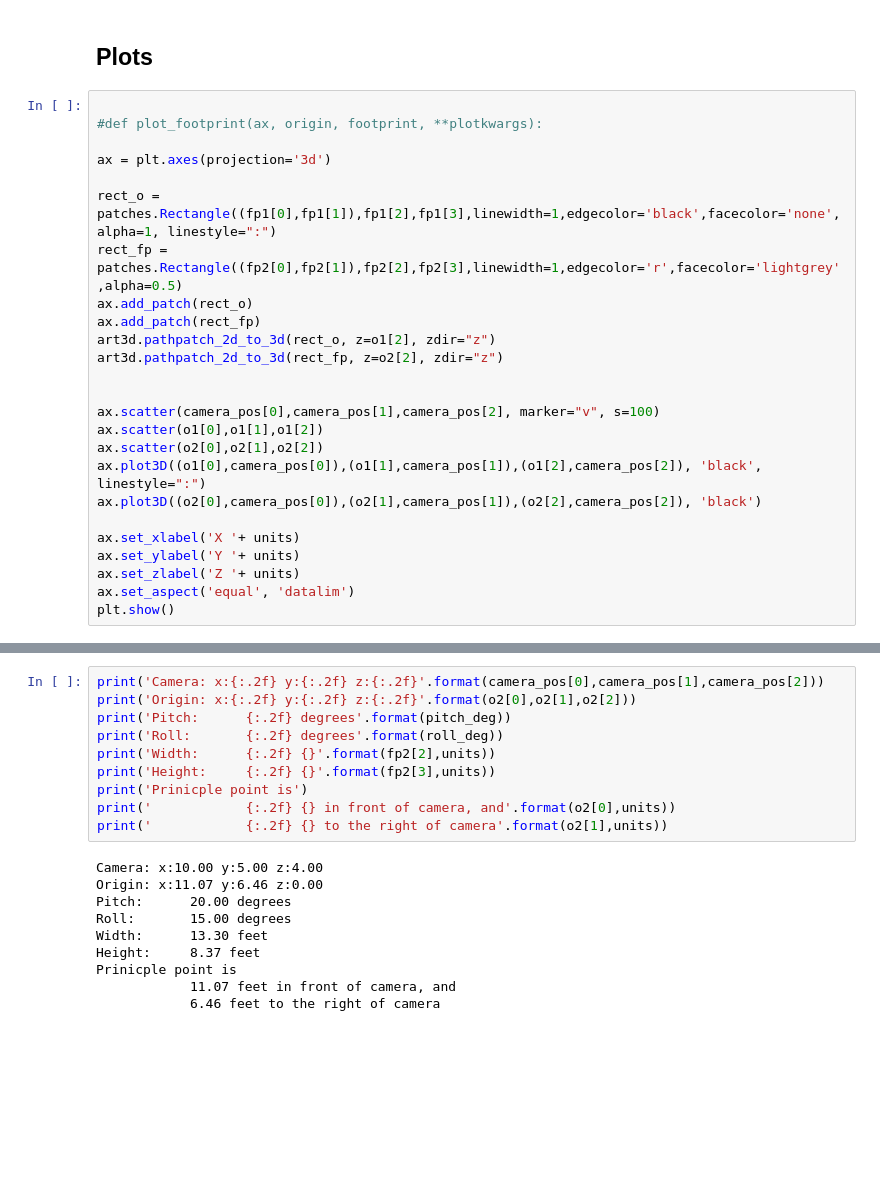
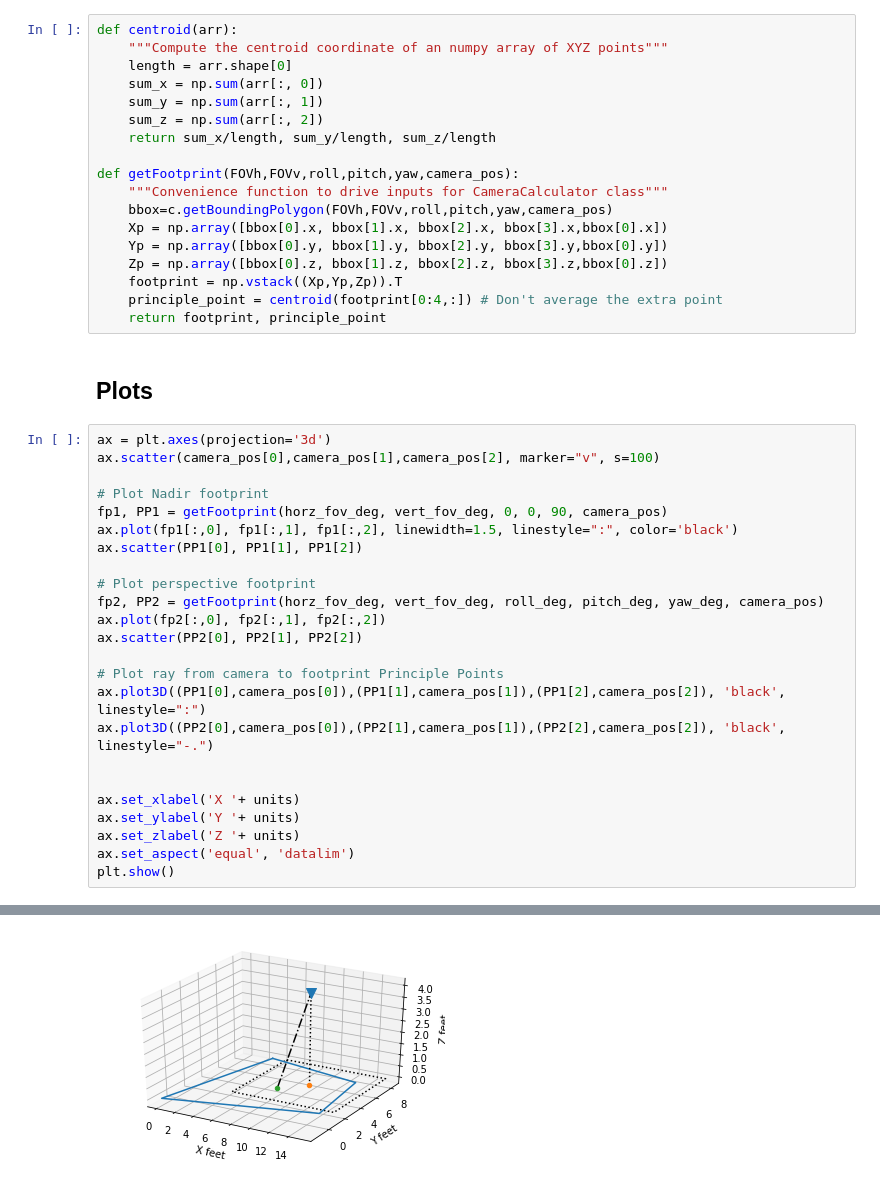
Before and after one commit to frank-engel-usgs/camera-footprint-calculator, a Jupyter notebook: camera-footprint-calculator.ipynb, the cells around one changed output, grey strips where cells are left out. Drawn from its saved outputs; the diff is of its cells as text; blank space fills up the shorter version.

```diff
--- a/camera-footprint-calculator.ipynb
+++ b/camera-footprint-calculator.ipynb
@@ -87,24 +39,41 @@ print(fp2, o2)
+# %%
+def centroid(arr):
+    """Compute the centroid coordinate of an numpy array of XYZ points"""
+    length = arr.shape[0]
+    sum_x = np.sum(arr[:, 0])
+    sum_y = np.sum(arr[:, 1])
+    sum_z = np.sum(arr[:, 2])
+    return sum_x/length, sum_y/length, sum_z/length
+
+def getFootprint(FOVh,FOVv,roll,pitch,yaw,camera_pos):
+    """Convenience function to drive inputs for CameraCalculator class"""
+    bbox=c.getBoundingPolygon(FOVh,FOVv,roll,pitch,yaw,camera_pos)
+    Xp = np.array([bbox[0].x, bbox[1].x, bbox[2].x, bbox[3].x,bbox[0].x])
+    Yp = np.array([bbox[0].y, bbox[1].y, bbox[2].y, bbox[3].y,bbox[0].y])
+    Zp = np.array([bbox[0].z, bbox[1].z, bbox[2].z, bbox[3].z,bbox[0].z])
+    footprint = np.vstack((Xp,Yp,Zp)).T
+    principle_point = centroid(footprint[0:4,:]) # Don't average the extra point
+    return footprint, principle_point
 # %% [markdown]
 ## Plots
 # %%
+ax = plt.axes(projection='3d')
+ax.scatter(camera_pos[0],camera_pos[1],camera_pos[2], marker="v", s=100)
 
-#def plot_footprint(ax, origin, footprint, **plotkwargs):
+# Plot Nadir footprint
+fp1, PP1 = getFootprint(horz_fov_deg, vert_fov_deg, 0, 0, 90, camera_pos)
+ax.plot(fp1[:,0], fp1[:,1], fp1[:,2], linewidth=1.5, linestyle=":", color='black')
+ax.scatter(PP1[0], PP1[1], PP1[2])
 
-ax = plt.axes(projection='3d')
+# Plot perspective footprint
+fp2, PP2 = getFootprint(horz_fov_deg, vert_fov_deg, roll_deg, pitch_deg, yaw_deg, camera_pos)
+ax.plot(fp2[:,0], fp2[:,1], fp2[:,2])
+ax.scatter(PP2[0], PP2[1], PP2[2])
 
-rect_o = patches.Rectangle((fp1[0],fp1[1]),fp1[2],fp1[3],linewidth=1,edgecolor='black',facecolor='none',alpha=1, linestyle=":")
-rect_fp = patches.Rectangle((fp2[0],fp2[1]),fp2[2],fp2[3],linewidth=1,edgecolor='r',facecolor='lightgrey',alpha=0.5)
-ax.add_patch(rect_o)
-ax.add_patch(rect_fp)
-art3d.pathpatch_2d_to_3d(rect_o, z=o1[2], zdir="z")
-art3d.pathpatch_2d_to_3d(rect_fp, z=o2[2], zdir="z")
+# Plot ray from camera to footprint Principle Points
+ax.plot3D((PP1[0],camera_pos[0]),(PP1[1],camera_pos[1]),(PP1[2],camera_pos[2]), 'black', linestyle=":")
+ax.plot3D((PP2[0],camera_pos[0]),(PP2[1],camera_pos[1]),(PP2[2],camera_pos[2]), 'black', linestyle="-.")
 
-
-ax.scatter(camera_pos[0],camera_pos[1],camera_pos[2], marker="v", s=100)
-ax.scatter(o1[0],o1[1],o1[2])
-ax.scatter(o2[0],o2[1],o2[2])
-ax.plot3D((o1[0],camera_pos[0]),(o1[1],camera_pos[1]),(o1[2],camera_pos[2]), 'black', linestyle=":")
-ax.plot3D((o2[0],camera_pos[0]),(o2[1],camera_pos[1]),(o2[2],camera_pos[2]), 'black')
 
 ax.set_xlabel('X '+ units)
 ax.set_ylabel('Y '+ units)
@@ -117,20 +84 @@ plt.show()
+[figure, added]
-# %%
-print('Camera: x:{:.2f} y:{:.2f} z:{:.2f}'.format(camera_pos[0],camera_pos[1],camera_pos[2]))
-print('Origin: x:{:.2f} y:{:.2f} z:{:.2f}'.format(o2[0],o2[1],o2[2]))
-print('Pitch:      {:.2f} degrees'.format(pitch_deg))
-print('Roll:       {:.2f} degrees'.format(roll_deg))
-print('Width:      {:.2f} {}'.format(fp2[2],units))
-print('Height:     {:.2f} {}'.format(fp2[3],units))
-print('Prinicple point is')
-print('            {:.2f} {} in front of camera, and'.format(o2[0],units))
-print('            {:.2f} {} to the right of camera'.format(o2[1],units))
-# %% [output]
-Camera: x:10.00 y:5.00 z:4.00
-Origin: x:11.07 y:6.46 z:0.00
-Pitch:      20.00 degrees
-Roll:       15.00 degrees
-Width:      13.30 feet
-Height:     8.37 feet
-Prinicple point is
-            11.07 feet in front of camera, and
-            6.46 feet to the right of camera
```
Also changed, not shown: parts of 5 cells of this notebook, 2 other files.
